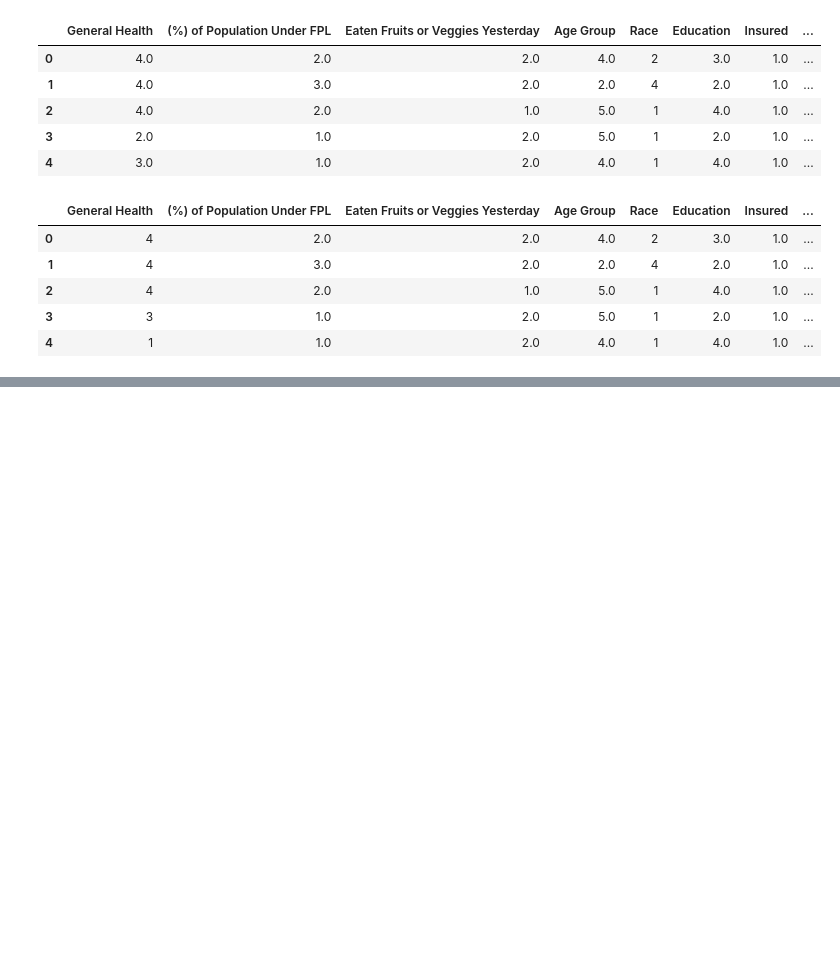
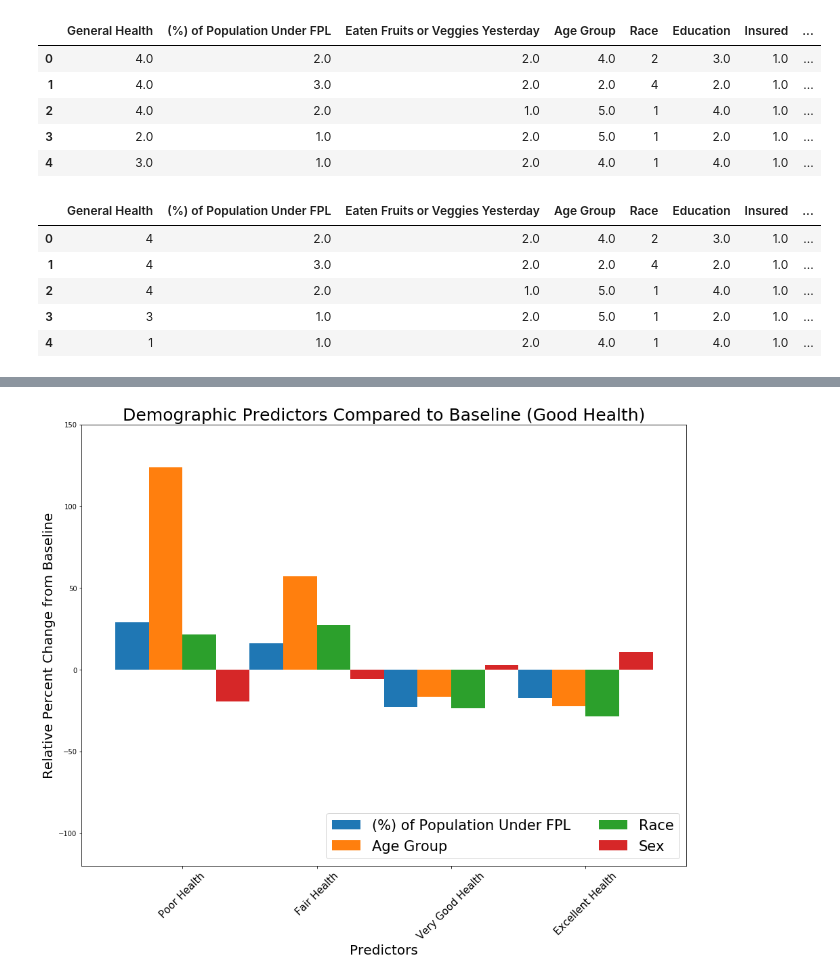
Before and after one commit to tonianderson7329/What-the-Variable, a Jupyter notebook: mnlm.ipynb, the cells around one changed output, grey strips where cells are left out. Drawn from its saved outputs; the diff is of its cells as text; code cells hidden in the pictures; blank space fills up the shorter version.

Commit message:
added complete mnlm with images

```diff
--- a/mnlm.ipynb
+++ b/mnlm.ipynb
@@ -47,8 +47,11 @@ y = data_df['General Health']
 lifestyle = data_df.drop(['id', 'Unaltered Health', 'General Health','Sex', '(%) of Population Under FPL',
                           'Insured', 'Education', 'Race', 'Age Group'], axis = 1)
 
-demo = data_df.drop(['id', 'Unaltered Health', 'General Health', 'Smoker', 'Sex',
-                     'Eaten Fruits or Veggies Yesterday', "Exercise", "Drinker"], axis = 1)
+demo = data_df.drop(["General Health","Eaten Fruits or Veggies Yesterday",
+                     "Education","Insured","Exercise","Drinker","Smoker","id","Unaltered Health"], axis = 1)
+
+social = data_df.drop(["General Health","Eaten Fruits or Veggies Yesterday",
+                       "Age Group","Race","Exercise","Sex","Drinker","Smoker","id","Unaltered Health"], axis = 1)
 # %%
 # Model uses "good health" as the base outcome. Model variables can be added by removing them from the "X" list.
 #Lifestyle Mlogit
@@ -143,0 +133,3 @@ d_rel_odds
+# %%
+d_rel_odds = d_rel_odds.drop("const")
+d_rel_odds
@@ -143,0 +185,11 @@ d_rel_odds
+# %%
+d_rel_odds.T.plot(kind='bar', figsize=(16, 12),width=1)
+plt.title("Demographic Predictors Compared to Baseline (Good Health)", fontsize=25)
+plt.xlabel("Predictors", fontsize=20)
+plt.ylabel("Relative Percent Change from Baseline", fontsize=20)
+plt.ylim(-120,150)
+plt.xticks(rotation=45, fontsize=15)
+plt.legend(loc="lower right", ncol=2, prop={'size': 21})
+plt.savefig(f"demo.png")
+# %% [output]
+[figure, added]
```
Also changed, not shown: parts of 10 cells of this notebook, 3 other files.
